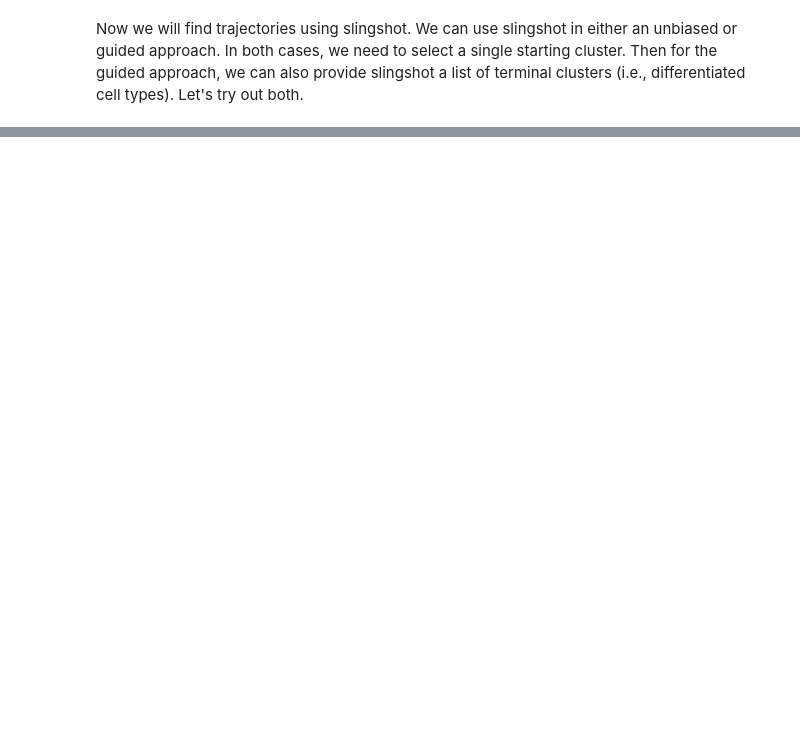
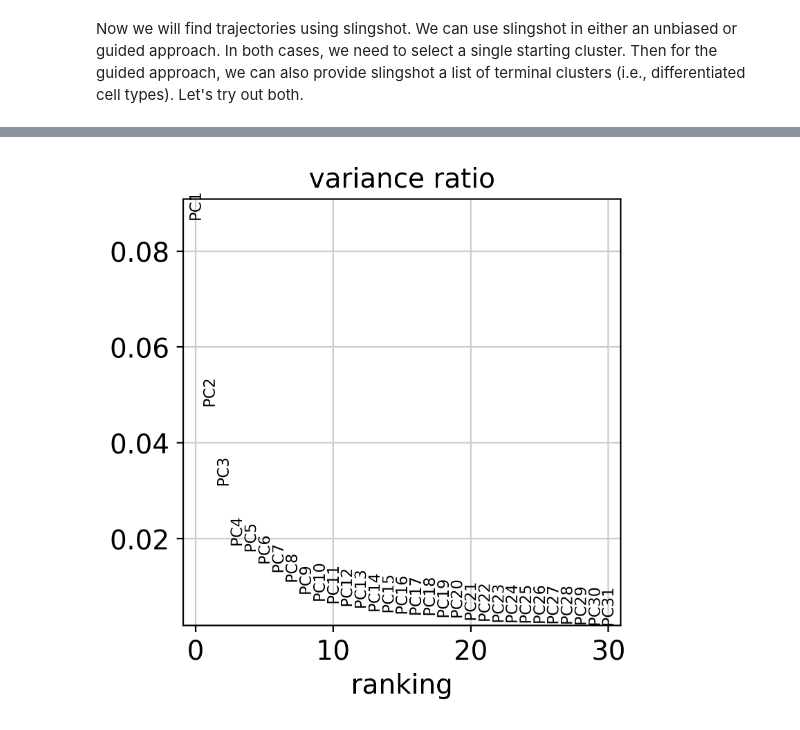
Before and after one commit to oligomyeggo/DevBio-scRNA-seq-Workshop, a Jupyter notebook: workspace/scanpy/pseudotime_analysis_tutorial.ipynb, the cells around one changed output, grey strips where cells are left out. Cells and saved outputs as stored; diff of their text form; code cells hidden in the pictures; blank space fills up the shorter version.

```diff
--- a/workspace/scanpy/pseudotime_analysis_tutorial.ipynb
+++ b/workspace/scanpy/pseudotime_analysis_tutorial.ipynb
@@ -177,0 +171,9 @@ For now, let's continue on with `tradeSeq`. In order to function, `tradeSeq` nee
+# %%
+import numpy as np
+clusters_to_include = [g for g in adata.obs['clusters'].cat.categories if (g.startswith('qRGC')
+                                                                        or g.startswith('IPC')
+                                                                        or g.startswith('Neuron-1')
+                                                                        or g.startswith('vRGC')
+                                                                        or g.startswith('Interneuron-1'))]
+
+adata_test = adata[np.isin(adata.obs['clusters'], clusters_to_include),:].copy()
@@ -177,0 +194,4 @@ For now, let's continue on with `tradeSeq`. In order to function, `tradeSeq` nee
+# %%
+sc.pl.pca_variance_ratio(adata_test)
+# %% [output]
+[figure, added]
```
Also changed, not shown: parts of 11 cells of this notebook, 2 other files.
